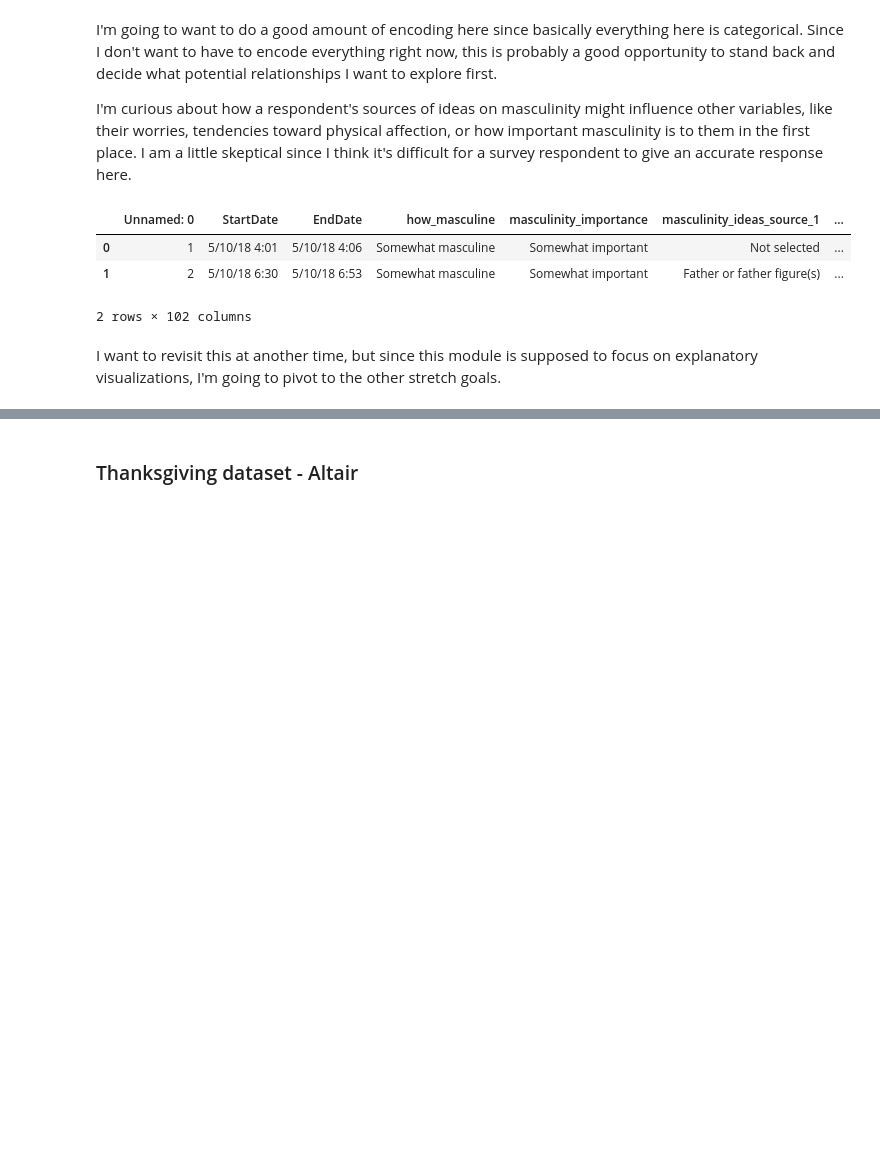
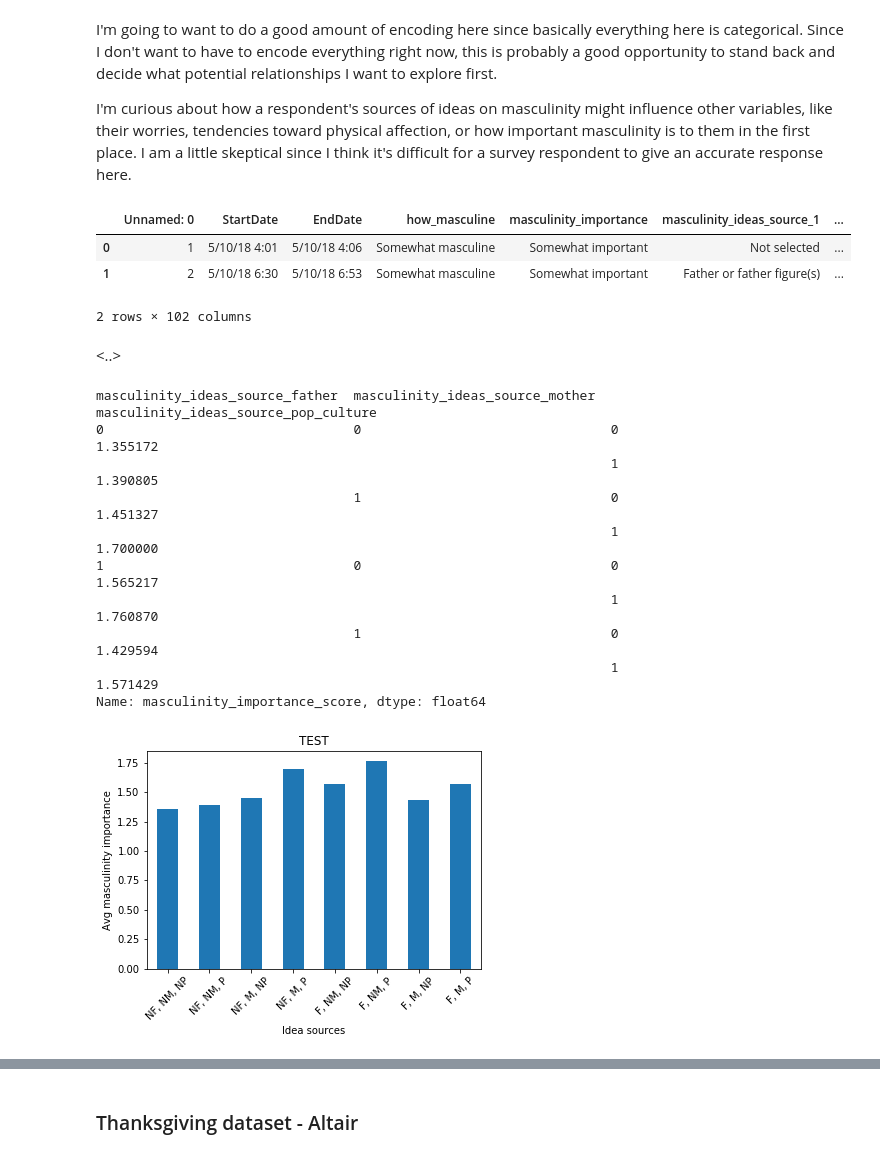
Before and after one commit to garretbassett/DS-Unit-1-Sprint-2-Data-Wrangling-and-Storytelling, a Jupyter notebook: module3-make-explanatory-visualizations/Garret_Bassett_LS_DS_123_Make_Explanatory_Visualizations.ipynb, the cells around one changed output, grey strips where cells are left out. Saved outputs shown, nothing was run; the diff lists cells and outputs as text; code cells hidden in the pictures; blank space fills up the shorter version.

Commit message:
Worked on stretch

```diff
--- a/module3-make-explanatory-visualizations/Garret_Bassett_LS_DS_123_Make_Explanatory_Visualizations.ipynb
+++ b/module3-make-explanatory-visualizations/Garret_Bassett_LS_DS_123_Make_Explanatory_Visualizations.ipynb
@@ -700,5 +700,30 @@ df.head(2)
 | 0 | 1 | 5/10/18 4:01 | 5/10/18 4:06 | Somewhat masculine | Somewhat important | Not selected | ... |
 | 1 | 2 | 5/10/18 6:30 | 5/10/18 6:53 | Somewhat masculine | Somewhat important | Father or father figure(s) | ... |
 2 rows × 102 columns
-# %% [markdown]
-I want to revisit this at another time, but since this module is supposed to focus on explanatory visualizations, I'm going to pivot to the other stretch goals.
+# %% [markdown]
+<..>
+# %%
+import matplotlib.pyplot as plt
+fig, ax = plt.subplots()
+
+idea_src = df.groupby(['masculinity_ideas_source_father', 'masculinity_ideas_source_mother', 'masculinity_ideas_source_pop_culture'])['masculinity_importance_score'].mean()
+print(idea_src.head(10));
+
+ax = idea_src.plot.bar();
+ax.set_xticklabels(['NF, NM, NP', 'NF, NM, P', 'NF, M, NP', 'NF, M, P', 'F, NM, NP', 'F, NM, P', 'F, M, NP', 'F, M, P'], rotation=45);
+ax.set_xlabel('Idea sources')
+ax.set_ylabel('Avg masculinity importance')
+ax.set_title('TEST')
+plt.show()
+# %% [output]
+masculinity_ideas_source_father  masculinity_ideas_source_mother  masculinity_ideas_source_pop_culture
+0                                0                                0                                       1.355172
+                                                                  1                                       1.390805
+                                 1                                0                                       1.451327
+                                                                  1                                       1.700000
+1                                0                                0                                       1.565217
+                                                                  1                                       1.760870
+                                 1                                0                                       1.429594
+                                                                  1                                       1.571429
+Name: masculinity_importance_score, dtype: float64
+[figure, added]
```
Also changed, not shown: parts of 3 cells of this notebook.
